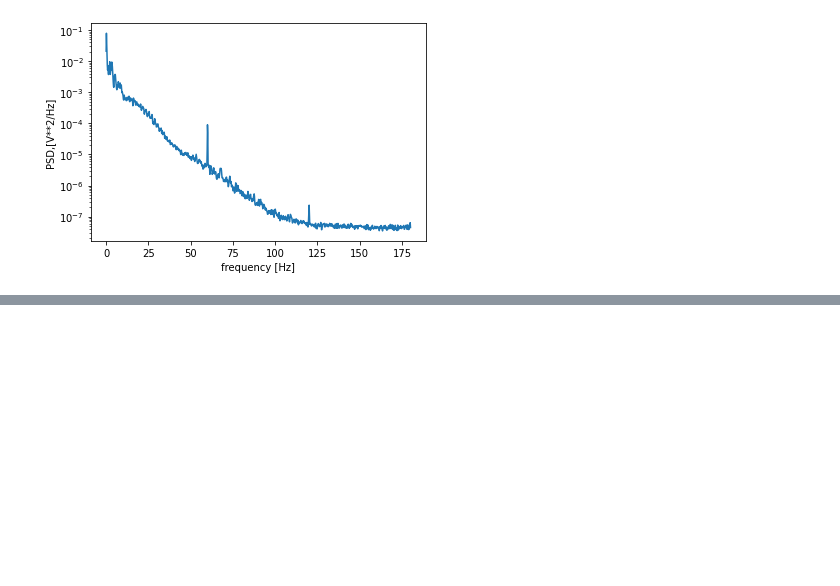
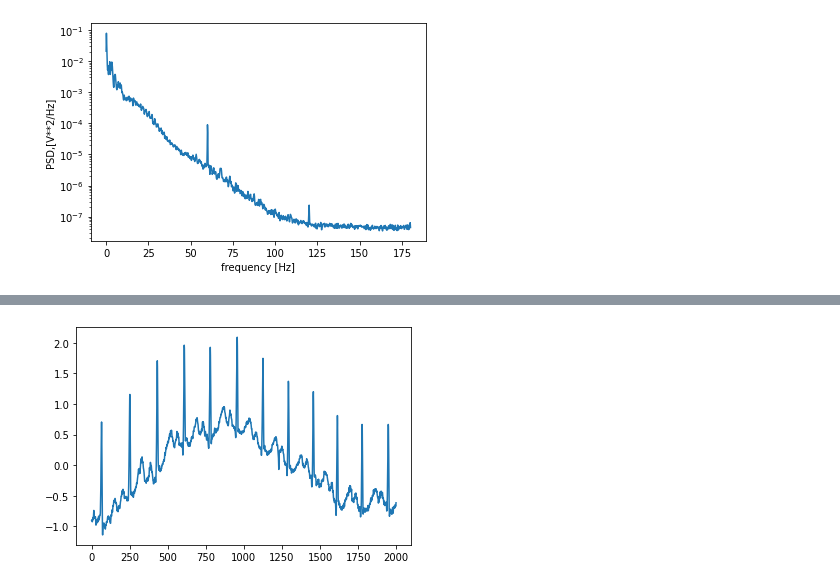
Before and after one commit to ulrikSebastienR/2021-Basic-Python, a Jupyter notebook: ecg_basics_scipy.ipynb, the cells around one changed output, grey strips where cells are left out. Cells and saved outputs as stored; diff of their text form; code cells hidden in the pictures; blank space fills up the shorter version.

```diff
--- a/ecg_basics_scipy.ipynb
+++ b/ecg_basics_scipy.ipynb
@@ -68,0 +72,3 @@ plt.show()
+# %%
+x = electrocardiogram()[2000:4000]
+print(x, type(x), len(x), x.shape, x.size)
@@ -68,0 +120,5 @@ plt.show()
+# %%
+plt.plot(x)
+plt.show()
+# %% [output]
+[figure, added]
```
Also changed, not shown: parts of 15 cells of this notebook.
